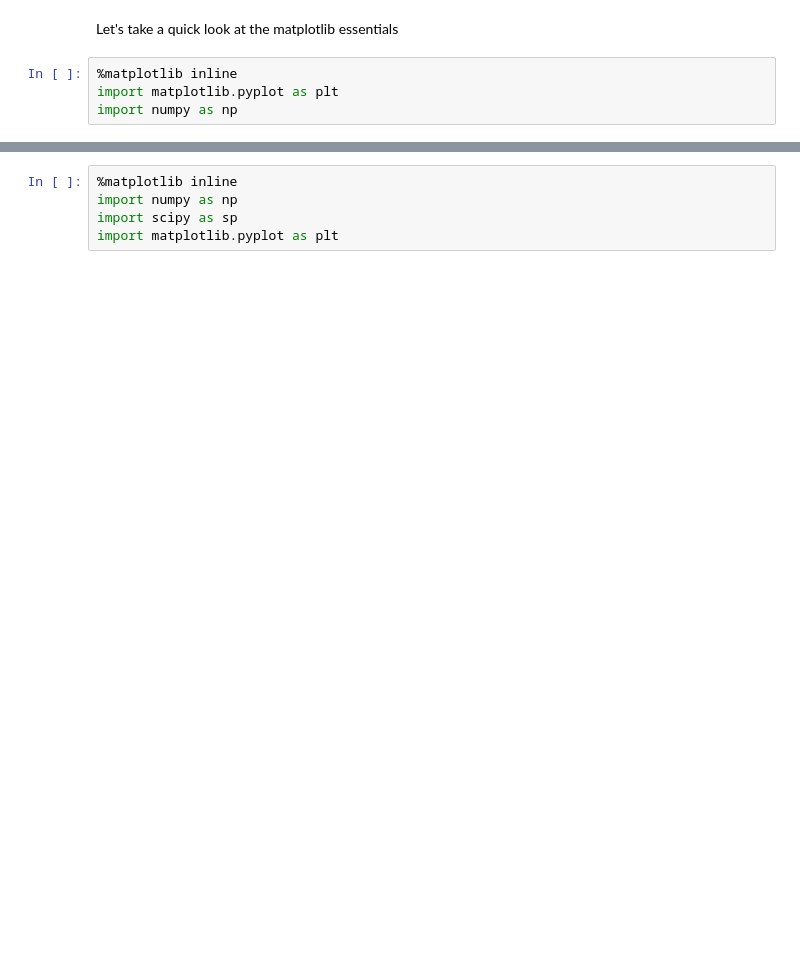
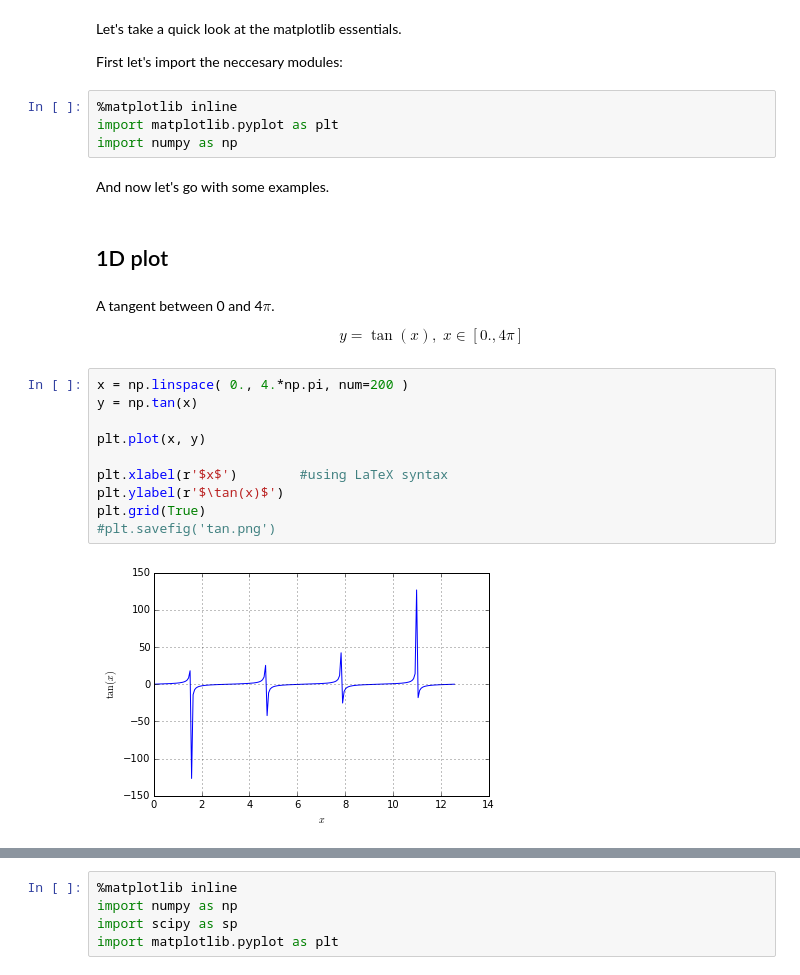
Before and after one commit to iamc/2019-12-16-cfm-ScientificPython, a Jupyter notebook: scipy-tutorial.ipynb, the cells around one changed output, grey strips where cells are left out. Cells and saved outputs as stored; diff of their text form; blank space fills up the shorter version.

```diff
--- a/scipy-tutorial.ipynb
+++ b/scipy-tutorial.ipynb
@@ -3,8 +3,30 @@
 
 # Matplotlib
 # %% [markdown]
-Let's take a quick look at the matplotlib essentials
+Let's take a quick look at the matplotlib essentials.
+
+First let's import the neccesary modules:
 # %%
 %matplotlib inline
 import matplotlib.pyplot as plt
 import numpy as np
+# %% [markdown]
+And now let's go with some examples.
+# %% [markdown]
+## 1D plot
+# %% [markdown]
+A tangent between 0 and 4$\pi$.
+
+$$y = \tan(x), \; x\in[0., 4\pi]$$
+# %%
+x = np.linspace( 0., 4.*np.pi, num=200 )
+y = np.tan(x)
+
+plt.plot(x, y)
+
+plt.xlabel(r'$x$')        #using LaTeX syntax
+plt.ylabel(r'$\tan(x)$')
+plt.grid(True)
+#plt.savefig('tan.png')
+# %% [output]
+[figure, added]
```
Also changed, not shown: parts of 42 cells of this notebook.
